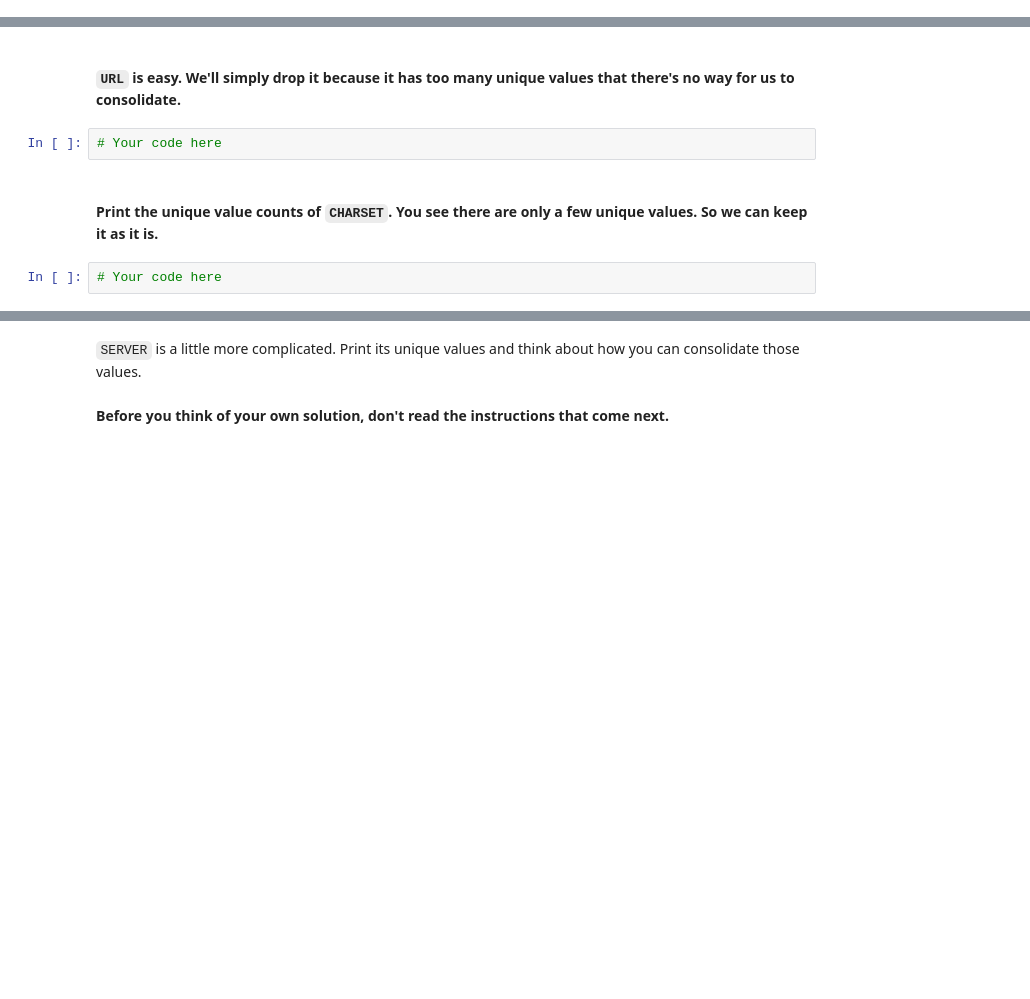
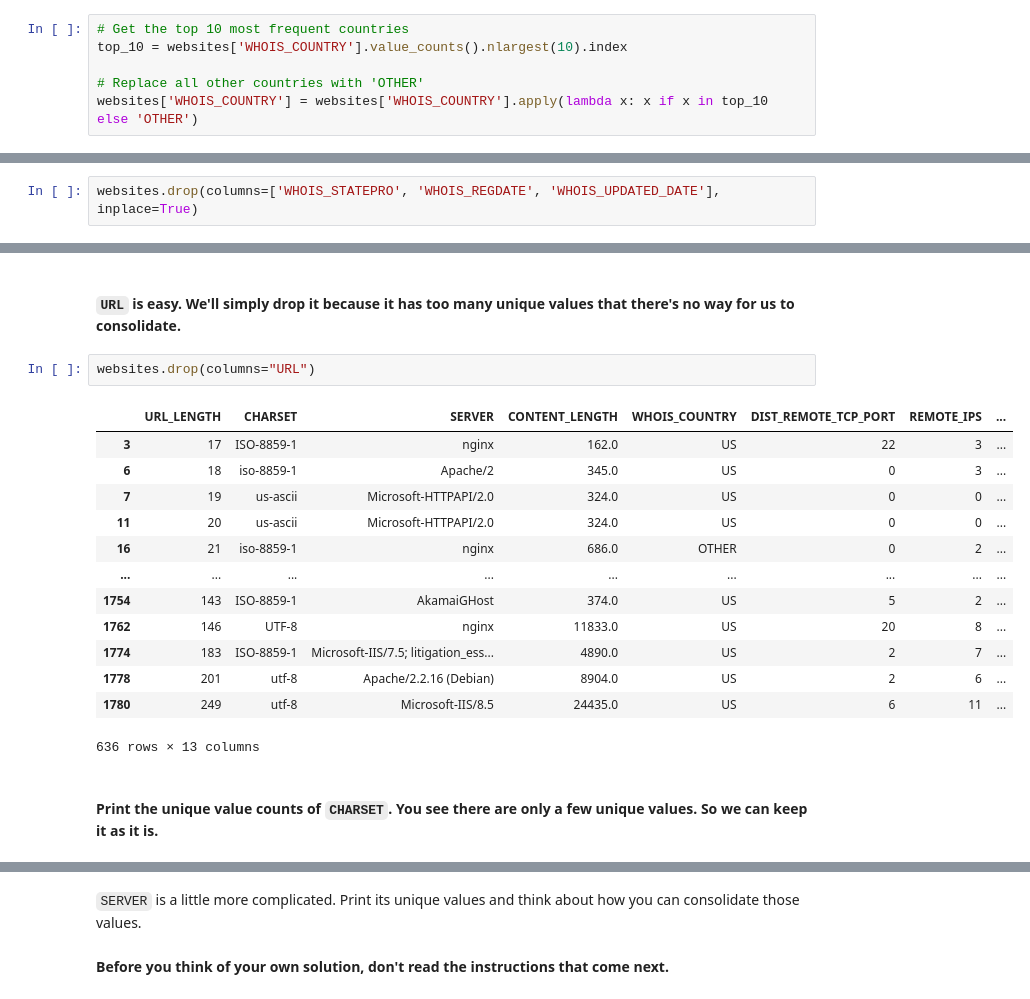
Before and after one commit to ironhack-labs/lab-supervised-learning-en, a Jupyter notebook: your-code/main.ipynb, the cells around one changed output, grey strips where cells are left out. Cells and saved outputs as stored; diff of their text form; blank space fills up the shorter version.

```diff
--- a/your-code/main.ipynb
+++ b/your-code/main.ipynb
@@ -454,0 +466,6 @@ print_bar_plot(websites.WHOIS_COUNTRY.unique(),websites.WHOIS_COUNTRY.value_coun
+# %%
+# Get the top 10 most frequent countries
+top_10 = websites['WHOIS_COUNTRY'].value_counts().nlargest(10).index
+
+# Replace all other countries with 'OTHER'
+websites['WHOIS_COUNTRY'] = websites['WHOIS_COUNTRY'].apply(lambda x: x if x in top_10 else 'OTHER')
@@ -462,0 +494,2 @@ In addition, we will also drop `WHOIS_REGDATE` and `WHOIS_UPDATED_DATE`. These a
+# %%
+websites.drop(columns=['WHOIS_STATEPRO', 'WHOIS_REGDATE', 'WHOIS_UPDATED_DATE'], inplace=True)
@@ -469,8 +529,20 @@ Now print the `dtypes` of the data again. Besides `WHOIS_COUNTRY` which we alrea
 # %% [markdown]
 #### `URL` is easy. We'll simply drop it because it has too many unique values that there's no way for us to consolidate.
-# %%
-# Your code here
+# %%
+websites.drop(columns="URL")
+# %% [output]
+|  | URL_LENGTH | CHARSET | SERVER | CONTENT_LENGTH | WHOIS_COUNTRY | DIST_REMOTE_TCP_PORT | REMOTE_IPS | ... |
+| 3 | 17 | ISO-8859-1 | nginx | 162.0 | US | 22 | 3 | ... |
+| 6 | 18 | iso-8859-1 | Apache/2 | 345.0 | US | 0 | 3 | ... |
+| 7 | 19 | us-ascii | Microsoft-HTTPAPI/2.0 | 324.0 | US | 0 | 0 | ... |
+| 11 | 20 | us-ascii | Microsoft-HTTPAPI/2.0 | 324.0 | US | 0 | 0 | ... |
+| 16 | 21 | iso-8859-1 | nginx | 686.0 | OTHER | 0 | 2 | ... |
+| ... | ... | ... | ... | ... | ... | ... | ... | ... |
+| 1754 | 143 | ISO-8859-1 | AkamaiGHost | 374.0 | US | 5 | 2 | ... |
+| 1762 | 146 | UTF-8 | nginx | 11833.0 | US | 20 | 8 | ... |
+| 1774 | 183 | ISO-8859-1 | Microsoft-IIS/7.5; litigation_ess... | 4890.0 | US | 2 | 7 | ... |
+| 1778 | 201 | utf-8 | Apache/2.2.16 (Debian) | 8904.0 | US | 2 | 6 | ... |
+| 1780 | 249 | utf-8 | Microsoft-IIS/8.5 | 24435.0 | US | 6 | 11 | ... |
+636 rows × 13 columns
 # %% [markdown]
 #### Print the unique value counts of `CHARSET`. You see there are only a few unique values. So we can keep it as it is.
-# %%
-# Your code here
```
Also changed, not shown: parts of 41 cells of this notebook.
